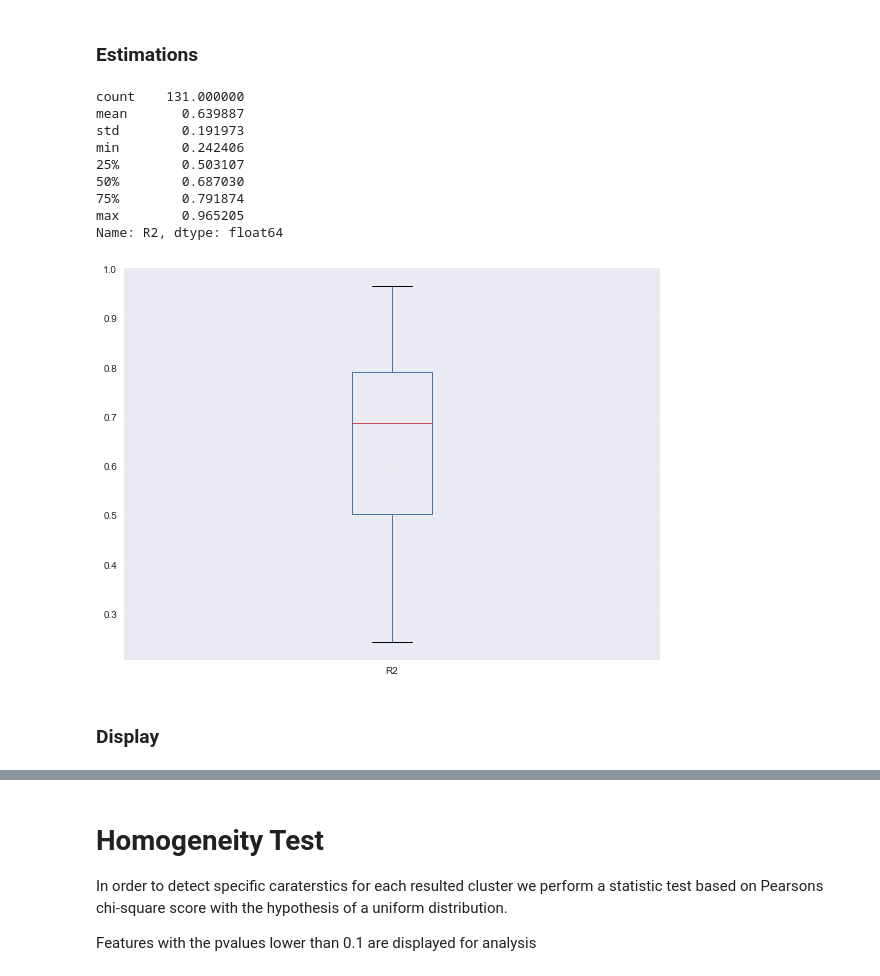
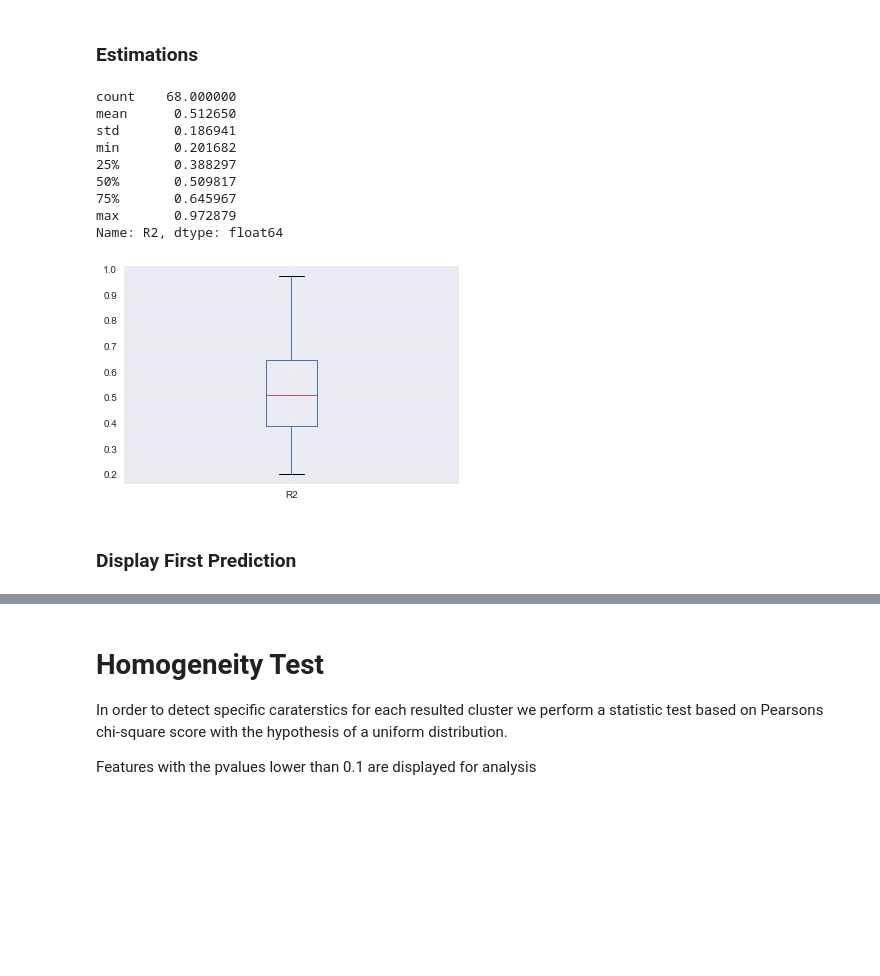
Before and after one commit to imad24/pc_clustering, a Jupyter notebook: notebooks/Cerf7/0.4-imad-cluster-analysis.ipynb, the cells around one changed output, grey strips where cells are left out. Saved outputs shown, nothing was run; the diff lists cells and outputs as text; code cells hidden in the pictures; blank space fills up the shorter version.

```diff
--- a/notebooks/Cerf7/0.4-imad-cluster-analysis.ipynb
+++ b/notebooks/Cerf7/0.4-imad-cluster-analysis.ipynb
@@ -207,7 +212,7 @@ avg / total       0.43      0.42      0.42       210
 argsorted = np.fliplr(np.argsort(y_pred_proba, axis=1))
 nguess = argsorted[:,0:4]+1
 
-series_df = clean_df.copy()
+series_df = raw_df.copy()
 predictions = nguess
 n_pred = predictions.shape[1]
 pred_df = pd.DataFrame(predictions,columns=["PC%d"%g for g in np.arange(n_pred)+1 ],index=X_test.index)
@@ -222,5 +227,5 @@ product_centroid = X_test.join(prd_cluster_df)[["Cluster","Centroid"]]
 full_series = pred_df.join(product_centroid.join(series_df.astype(np.float64), how="inner"),how="inner")
 
 print(full_series.shape)
-display(full_series.sort_index().head())
+display(full_series.sort_index().head().iloc[:,-17:])
 # %% [output]
@@ -308,7 +319,7 @@ bad = p_series[p_series.PRMSE != p_series.RMSE].nlargest(210,"PRMSE")
 good = p_series[p_series.CORR>0.8]
 
 
-disp = p_series.iloc[:,:-3].loc[bad.index[0:11]]
+disp = p_series.iloc[:,:-3].loc[bad.index[0:12]]
 display(disp.head())
 
 
@@ -333,10 +344,10 @@ for index,values in disp.iterrows():
 
     plt.subplot(4,3,i)
     plt.plot(series,label="Series",c='m')
-    plt.plot(c_series,label="Cebtroid",c='b')
+    plt.plot(c_series,label="Cebtroid",c='dimgrey')
     plt.plot(predicted_series,label="P1",ls='--')
-    plt.plot(p2,label="P2",ls='--')
-    plt.plot(p3,label="P3",ls='--')
+#     plt.plot(p2,label="P2",ls='--')
+#     plt.plot(p3,label="P3",ls='--')
     #plt.plot(p4,label="P4",ls='--')
 
     #show the centroid as well
@@ -400,6 +411,8 @@ disp = p_series.iloc[:,:-3].loc[results.index[0:12]]
 disp = p_series.iloc[:,:-3]
 
 R2 = []
+RMSE = []
+BEST = []
 for index,values in disp.iterrows():
 
     #Get the curves
@@ -413,48 +426,60 @@ for index,values in disp.iterrows():
     prd_features = features_df.loc[[index]]
     encoded =  prp.encode(prd_features,non_categorical = ["Tprice"])
     prediction = predictor.predict(encoded)
-    pstd = prediction[:,1]
+    pstd = prediction
 
     #actual series
     series = values[offset:]
     c_series = series_df.loc[cluster]/series_df.loc[cluster].std()
 
     #curve of each prediction
     p1 = series_df.loc[guess1]/series_df.loc[guess1].std()
     p2 = series_df.loc[guess2]/series_df.loc[guess2].std()
     p3 = series_df.loc[guess3]/series_df.loc[guess3].std()
     p4 = series_df.loc[guess4]/series_df.loc[guess4].std()
 
     #multiply by the std
     p1 *= pstd
     p2 *= pstd
     p3 *= pstd
     p4 *= pstd
     c_series *= pstd
 
+    rmse1 = math.sqrt(MSE(p1,series)/n)
+    rmse2 = math.sqrt(MSE(p2,series)/n)
+    rmse3 = math.sqrt(MSE(p3,series)/n)
+    rmse4 = math.sqrt(MSE(p4,series)/n)
+
     r2_1 = r2_score(p1,series,multioutput="uniform_average")
     r2_2 = r2_score(p2,series,multioutput="uniform_average")
     r2_3 = r2_score(p3,series,multioutput="uniform_average")
     r2_4 = r2_score(p4,series,multioutput="uniform_average")
 
-    R2.append(max(r2_1,r2_2,r2_3,r2_4))
+    r2 = [r2_1,r2_2,r2_3,r2_4]
+    rmse = [rmse1,rmse2,rmse3,rmse4]
+    best = np.argmin(rmse)
+
+    BEST.append(best)
+    R2.append(r2[best])
+    RMSE.append(rmse[best])
 
 disp["R2"] = R2
-
+disp["RMSE"] = RMSE
+disp["Best"] = BEST
 display(disp[disp.R2>0.2].R2.describe())
 disp[disp.R2>0.2].R2.plot(kind="box")
 plt.show()
 # %% [output]
-count    131.000000
-mean       0.639887
-std        0.191973
-min        0.242406
-25%        0.503107
-50%        0.687030
-75%        0.791874
-max        0.965205
+count    68.000000
+mean      0.512650
+std       0.186941
+min       0.201682
+25%       0.388297
+50%       0.509817
+75%       0.645967
+max       0.972879
 Name: R2, dtype: float64
-[figure, old version]
+[figure, new version]
 # %% [markdown]
-### Display
+### Display First Prediction
 # %%
```
Also changed, not shown: parts of 18 cells of this notebook, 21 other files.
